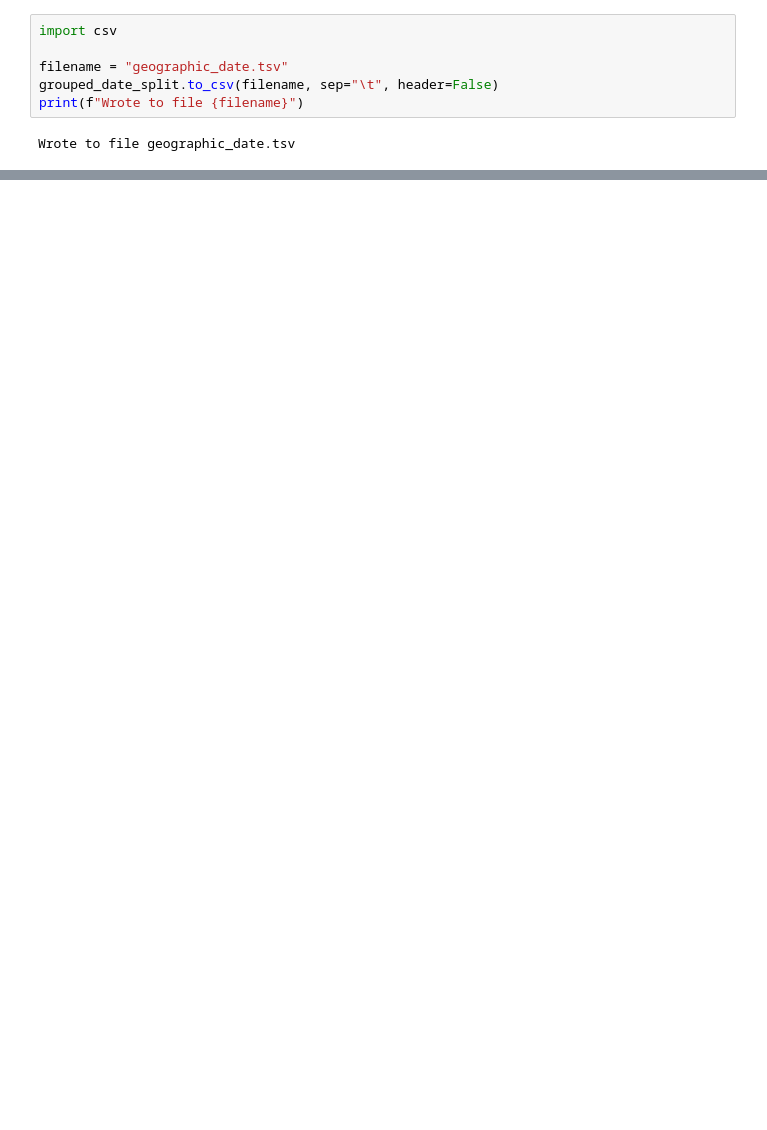
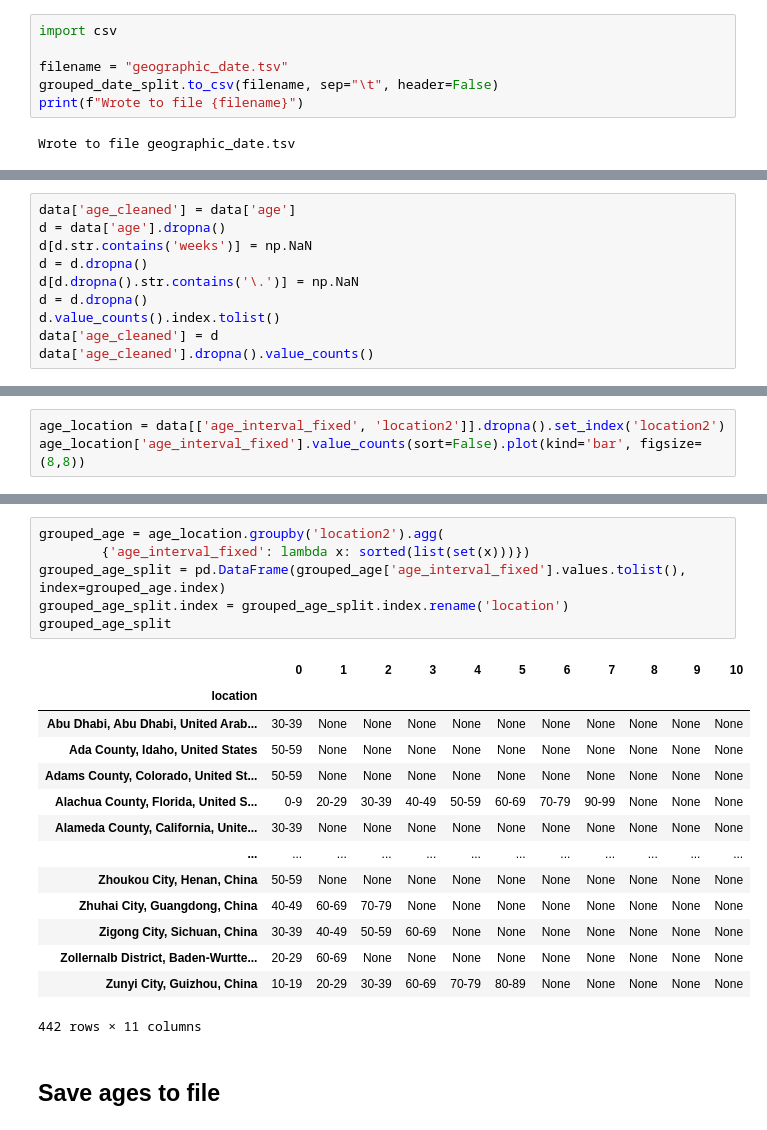
Before and after one commit to apetkau/comp7944-project, a Jupyter notebook: data/nCoV2019/for_use/extract-transactions.ipynb, the cells around one changed output, grey strips where cells are left out. Drawn from its saved outputs; the diff is of its cells as text; blank space fills up the shorter version.

```diff
--- a/data/nCoV2019/for_use/extract-transactions.ipynb
+++ b/data/nCoV2019/for_use/extract-transactions.ipynb
@@ -267,0 +270,10 @@ Wrote to file geographic_date.tsv
+# %%
+data['age_cleaned'] = data['age']
+d = data['age'].dropna()
+d[d.str.contains('weeks')] = np.NaN
+d = d.dropna()
+d[d.dropna().str.contains('\.')] = np.NaN
+d = d.dropna()
+d.value_counts().index.tolist()
+data['age_cleaned'] = d
+data['age_cleaned'].dropna().value_counts()
@@ -267,0 +430,3 @@ Wrote to file geographic_date.tsv
+# %%
+age_location = data[['age_interval_fixed', 'location2']].dropna().set_index('location2')
+age_location['age_interval_fixed'].value_counts(sort=False).plot(kind='bar', figsize=(8,8))
@@ -267,0 +436,23 @@ Wrote to file geographic_date.tsv
+# %%
+grouped_age = age_location.groupby('location2').agg(
+        {'age_interval_fixed': lambda x: sorted(list(set(x)))})
+grouped_age_split = pd.DataFrame(grouped_age['age_interval_fixed'].values.tolist(), index=grouped_age.index)
+grouped_age_split.index = grouped_age_split.index.rename('location')
+grouped_age_split
+# %% [output]
+|  | 0 | 1 | 2 | 3 | 4 | 5 | 6 | 7 | 8 | 9 | 10 |
+| location |  |  |  |  |  |  |  |  |  |  |  |
+| Abu Dhabi, Abu Dhabi, United Arab... | 30-39 | None | None | None | None | None | None | None | None | None | None |
+| Ada County, Idaho, United States | 50-59 | None | None | None | None | None | None | None | None | None | None |
+| Adams County, Colorado, United St... | 50-59 | None | None | None | None | None | None | None | None | None | None |
+| Alachua County, Florida, United S... | 0-9 | 20-29 | 30-39 | 40-49 | 50-59 | 60-69 | 70-79 | 90-99 | None | None | None |
+| Alameda County, California, Unite... | 30-39 | None | None | None | None | None | None | None | None | None | None |
+| ... | ... | ... | ... | ... | ... | ... | ... | ... | ... | ... | ... |
+| Zhoukou City, Henan, China | 50-59 | None | None | None | None | None | None | None | None | None | None |
+| Zhuhai City, Guangdong, China | 40-49 | 60-69 | 70-79 | None | None | None | None | None | None | None | None |
+| Zigong City, Sichuan, China | 30-39 | 40-49 | 50-59 | 60-69 | None | None | None | None | None | None | None |
+| Zollernalb District, Baden-Wurtte... | 20-29 | 60-69 | None | None | None | None | None | None | None | None | None |
+| Zunyi City, Guizhou, China | 10-19 | 20-29 | 30-39 | 60-69 | 70-79 | 80-89 | None | None | None | None | None |
+442 rows × 11 columns
+# %% [markdown]
+## Save ages to file
```
Also changed, not shown: parts of 9 cells of this notebook, 1 other file.
